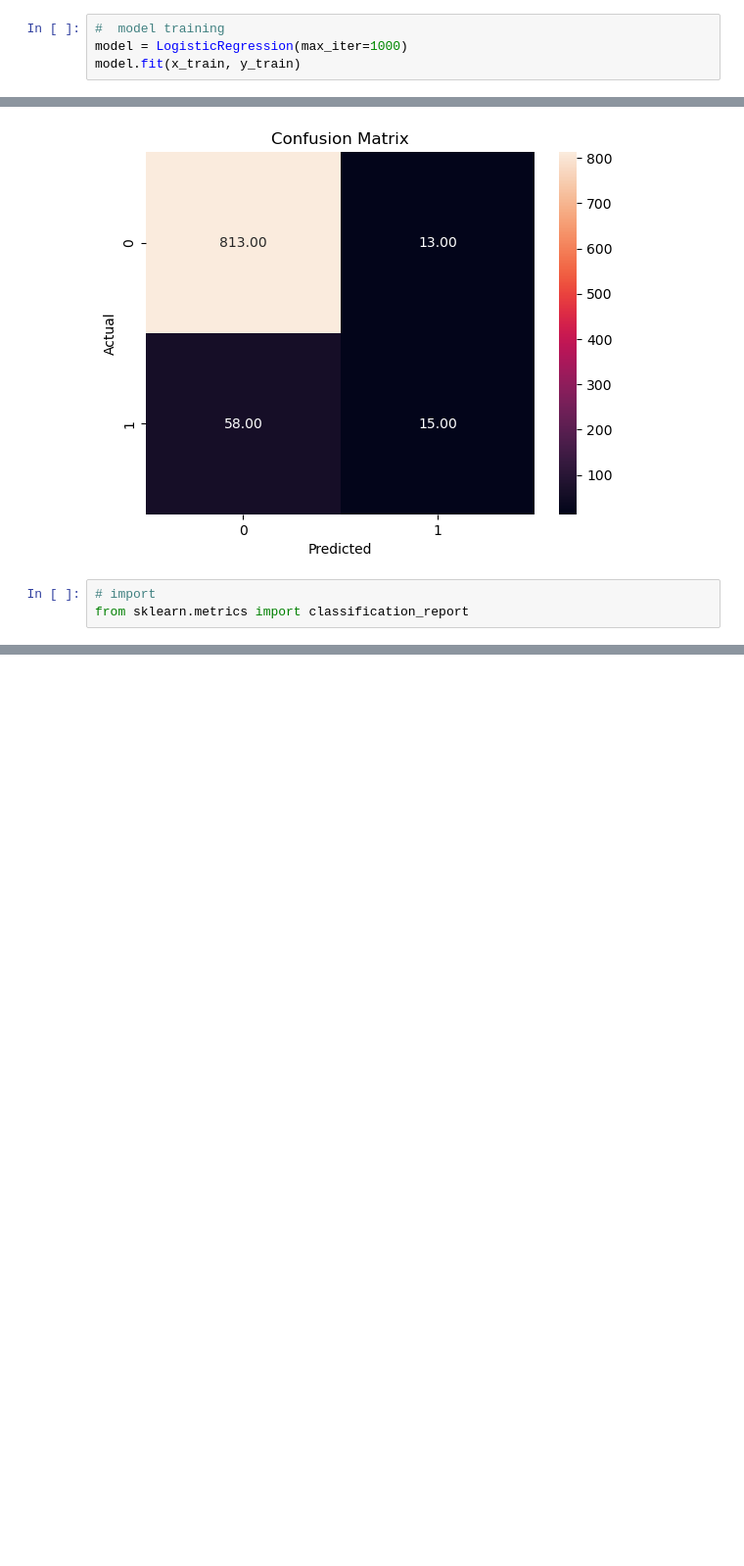
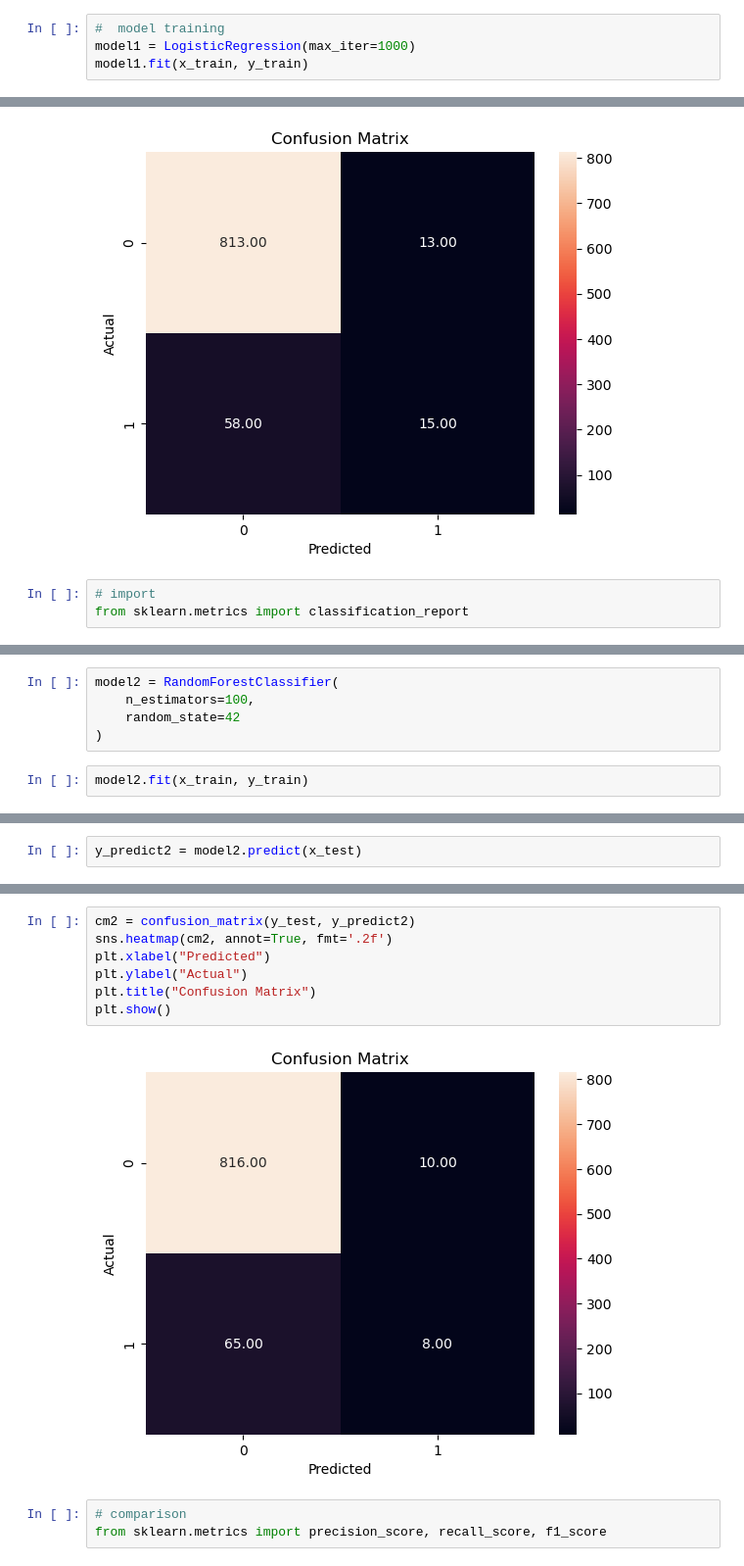
Before and after one commit to anshpandey14/DA-PBL_Heart_Disease, a Jupyter notebook: main.ipynb, the cells around one changed output, grey strips where cells are left out. Shown at 98% size. Saved outputs shown, nothing was run; the diff lists cells and outputs as text; blank space fills up the shorter version.

Commit message:
added 2nd model

```diff
--- a/main.ipynb
+++ b/main.ipynb
@@ -389,8 +392,8 @@ print(y_train.shape, y_test.shape)
 from sklearn.linear_model import LogisticRegression
 # %%
 #  model training
-model = LogisticRegression(max_iter=1000)
-model.fit(x_train, y_train)
+model1 = LogisticRegression(max_iter=1000)
+model1.fit(x_train, y_train)
 # %% [output]
 LogisticRegression(max_iter=1000)
 # %%
@@ -435,0 +443,7 @@ weighted avg       0.90      0.92      0.90       899
+# %%
+model2 = RandomForestClassifier(
+    n_estimators=100,
+    random_state=42
+)
+# %%
+model2.fit(x_train, y_train)
@@ -435,0 +452,2 @@ weighted avg       0.90      0.92      0.90       899
+# %%
+y_predict2 = model2.predict(x_test)
@@ -435,0 +472,12 @@ weighted avg       0.90      0.92      0.90       899
+# %%
+cm2 = confusion_matrix(y_test, y_predict2)
+sns.heatmap(cm2, annot=True, fmt='.2f')
+plt.xlabel("Predicted")
+plt.ylabel("Actual")
+plt.title("Confusion Matrix")
+plt.show()
+# %% [output]
+[figure, added]
+# %%
+# comparison
+from sklearn.metrics import precision_score, recall_score, f1_score
```
Also changed, not shown: parts of 13 cells of this notebook.
